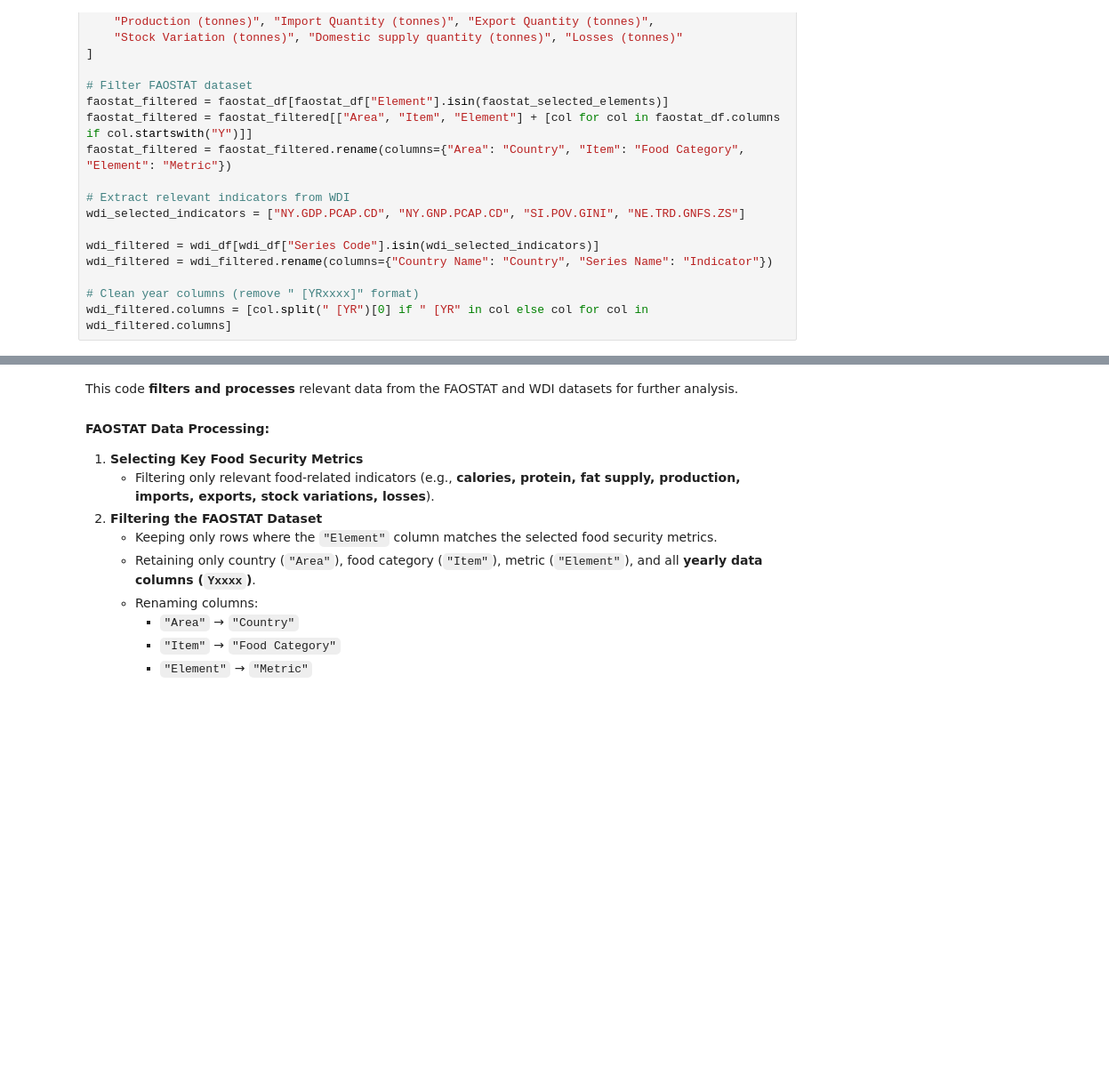
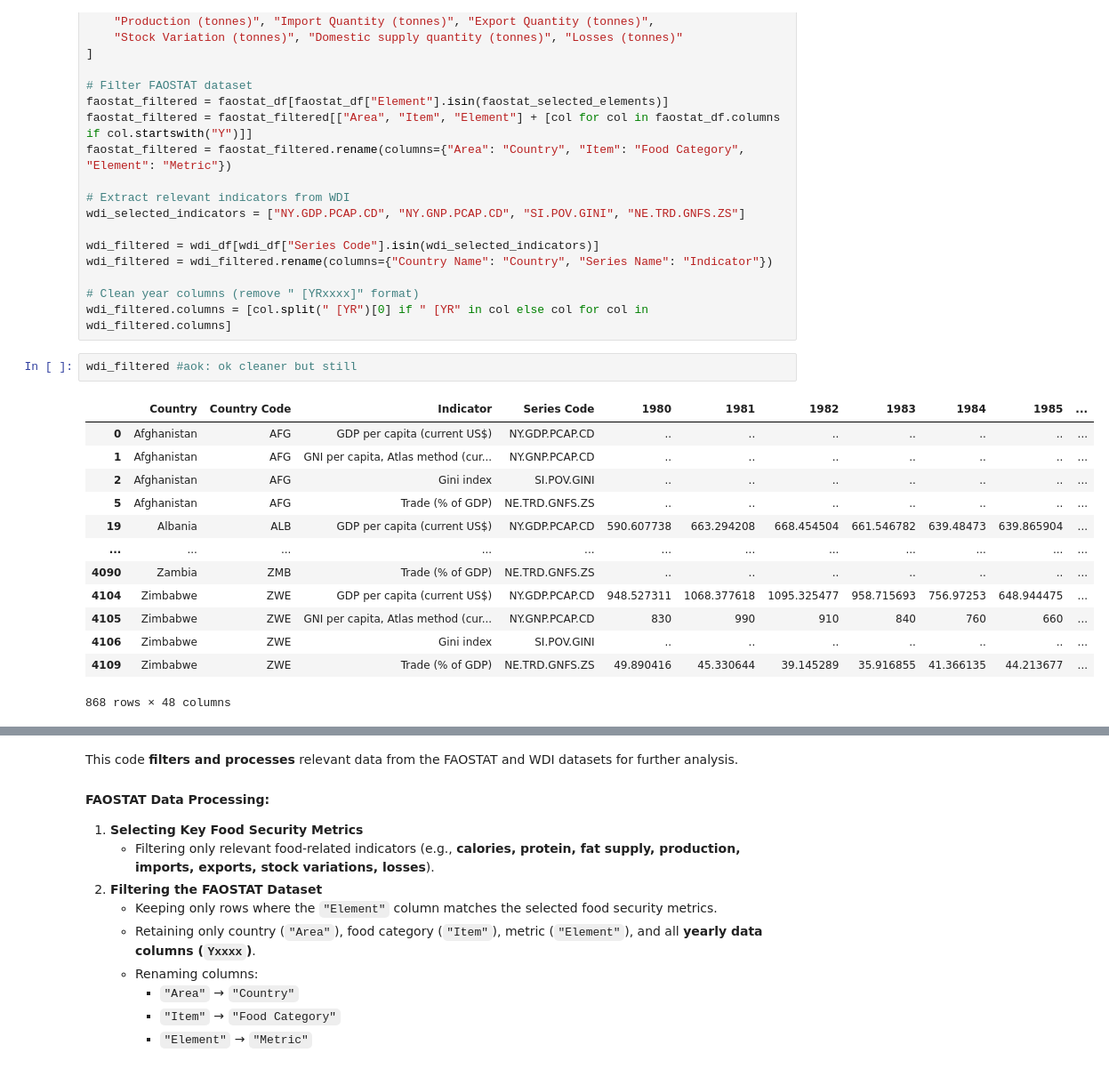
Before and after one commit to chetan-957/Data-Management-sp2025, a Jupyter notebook: ps2.ipynb, the cells around one changed output, grey strips where cells are left out. Shown at 89% size. Saved outputs shown, nothing was run; the diff lists cells and outputs as text; blank space fills up the shorter version.

```diff
--- a/ps2.ipynb
+++ b/ps2.ipynb
@@ -184,3 +194,19 @@ wdi_filtered = wdi_filtered.rename(columns={"Country Name": "Country", "Series N
 
 # Clean year columns (remove " [YRxxxx]" format)
 wdi_filtered.columns = [col.split(" [YR")[0] if " [YR" in col else col for col in wdi_filtered.columns]
+# %%
+wdi_filtered #aok: ok cleaner but still
+# %% [output]
+|  | Country | Country Code | Indicator | Series Code | 1980 | 1981 | 1982 | 1983 | 1984 | 1985 | ... |
+| 0 | Afghanistan | AFG | GDP per capita (current US$) | NY.GDP.PCAP.CD | .. | .. | .. | .. | .. | .. | ... |
+| 1 | Afghanistan | AFG | GNI per capita, Atlas method (cur... | NY.GNP.PCAP.CD | .. | .. | .. | .. | .. | .. | ... |
+| 2 | Afghanistan | AFG | Gini index | SI.POV.GINI | .. | .. | .. | .. | .. | .. | ... |
+| 5 | Afghanistan | AFG | Trade (% of GDP) | NE.TRD.GNFS.ZS | .. | .. | .. | .. | .. | .. | ... |
+| 19 | Albania | ALB | GDP per capita (current US$) | NY.GDP.PCAP.CD | 590.607738 | 663.294208 | 668.454504 | 661.546782 | 639.48473 | 639.865904 | ... |
+| ... | ... | ... | ... | ... | ... | ... | ... | ... | ... | ... | ... |
+| 4090 | Zambia | ZMB | Trade (% of GDP) | NE.TRD.GNFS.ZS | .. | .. | .. | .. | .. | .. | ... |
+| 4104 | Zimbabwe | ZWE | GDP per capita (current US$) | NY.GDP.PCAP.CD | 948.527311 | 1068.377618 | 1095.325477 | 958.715693 | 756.97253 | 648.944475 | ... |
+| 4105 | Zimbabwe | ZWE | GNI per capita, Atlas method (cur... | NY.GNP.PCAP.CD | 830 | 990 | 910 | 840 | 760 | 660 | ... |
+| 4106 | Zimbabwe | ZWE | Gini index | SI.POV.GINI | .. | .. | .. | .. | .. | .. | ... |
+| 4109 | Zimbabwe | ZWE | Trade (% of GDP) | NE.TRD.GNFS.ZS | 49.890416 | 45.330644 | 39.145289 | 35.916855 | 41.366135 | 44.213677 | ... |
+868 rows × 48 columns
```
Also changed, not shown: parts of 17 cells of this notebook.
